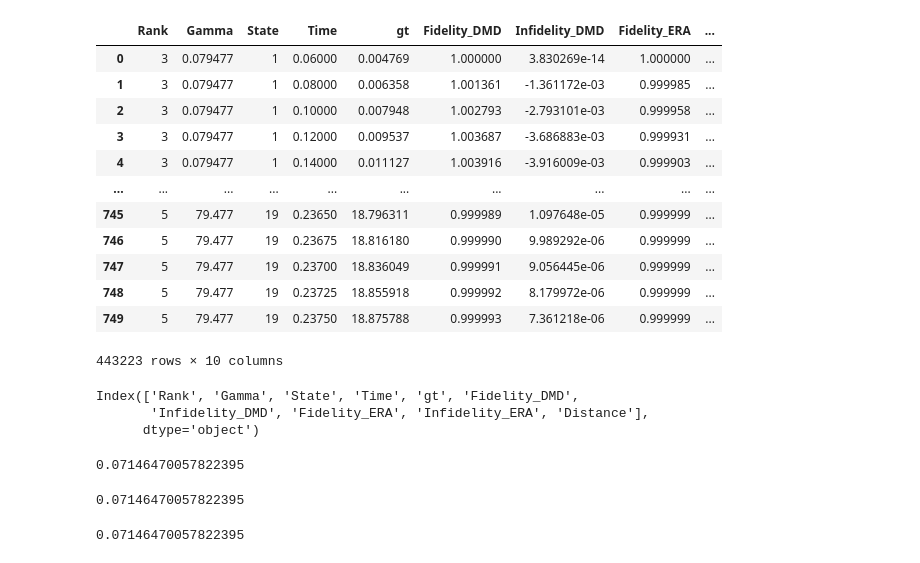
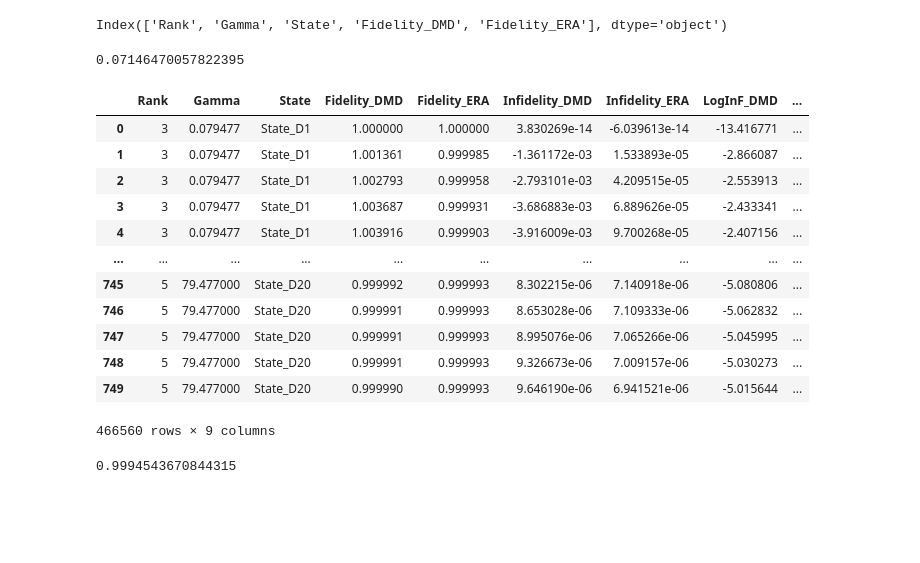
Before and after one commit to zpopovych/OQSID-thesis, a Jupyter notebook: DMDvsERA/03_DMDvsERA_sb_trn4_tst20_violin.ipynb, the cells around one changed output. Saved outputs shown, nothing was run; the diff lists cells and outputs as text; code cells hidden in the pictures; blank space fills up the shorter version.

```diff
--- a/DMDvsERA/03_DMDvsERA_sb_trn4_tst20_violin.ipynb
+++ b/DMDvsERA/03_DMDvsERA_sb_trn4_tst20_violin.ipynb
@@ -6,31 +6,11 @@ import pandas as pd
 import numpy as np
 import os
 # %%
-
-os.chdir("/home/zah/github/POP23/TESTS/")
-
-df = pd.read_pickle('dataframe_DMDvsERA_SB_trn4_tst24_2023-Aug-23_at_21-19.h5.pkl')
+df = pd.read_pickle('../TESTS/dataframe_DMDvsERA_SB_trn4_tst20_2023-Sep-19_at_11-07.h5.pkl')
 df.fillna(1)
+df.columns
 # %% [output]
-|  | Rank | Gamma | State | Time | gt | Fidelity_DMD | Infidelity_DMD | Fidelity_ERA | ... |
-| 0 | 3 | 0.079477 | 1 | 0.06000 | 0.004769 | 1.000000 | 3.830269e-14 | 1.000000 | ... |
-| 1 | 3 | 0.079477 | 1 | 0.08000 | 0.006358 | 1.001361 | -1.361172e-03 | 0.999985 | ... |
-| 2 | 3 | 0.079477 | 1 | 0.10000 | 0.007948 | 1.002793 | -2.793101e-03 | 0.999958 | ... |
-| 3 | 3 | 0.079477 | 1 | 0.12000 | 0.009537 | 1.003687 | -3.686883e-03 | 0.999931 | ... |
-| 4 | 3 | 0.079477 | 1 | 0.14000 | 0.011127 | 1.003916 | -3.916009e-03 | 0.999903 | ... |
-| ... | ... | ... | ... | ... | ... | ... | ... | ... | ... |
-| 745 | 5 | 79.477 | 19 | 0.23650 | 18.796311 | 0.999989 | 1.097648e-05 | 0.999999 | ... |
-| 746 | 5 | 79.477 | 19 | 0.23675 | 18.816180 | 0.999990 | 9.989292e-06 | 0.999999 | ... |
-| 747 | 5 | 79.477 | 19 | 0.23700 | 18.836049 | 0.999991 | 9.056445e-06 | 0.999999 | ... |
-| 748 | 5 | 79.477 | 19 | 0.23725 | 18.855918 | 0.999992 | 8.179972e-06 | 0.999999 | ... |
-| 749 | 5 | 79.477 | 19 | 0.23750 | 18.875788 | 0.999993 | 7.361218e-06 | 0.999999 | ... |
-443223 rows × 10 columns
+Index(['Rank', 'Gamma', 'State', 'Fidelity_DMD', 'Fidelity_ERA'], dtype='object')
-# %%
-df.columns
-# %% [output]
-Index(['Rank', 'Gamma', 'State', 'Time', 'gt', 'Fidelity_DMD',
-       'Infidelity_DMD', 'Fidelity_ERA', 'Infidelity_ERA', 'Distance'],
-      dtype='object')
 # %%
 min(df.Fidelity_DMD)
 # %% [output]
@@ -52,12 +32,23 @@ def add_log_infidelities(df):
     return df
 # %%
 df = add_log_infidelities(df)
-
-min(df.Fidelity_DMD)
-#df.columns
-# %% [output]
-0.07146470057822395
+# %%
+df
+# %% [output]
+|  | Rank | Gamma | State | Fidelity_DMD | Fidelity_ERA | Infidelity_DMD | Infidelity_ERA | LogInF_DMD | ... |
+| 0 | 3 | 0.079477 | State_D1 | 1.000000 | 1.000000 | 3.830269e-14 | -6.039613e-14 | -13.416771 | ... |
+| 1 | 3 | 0.079477 | State_D1 | 1.001361 | 0.999985 | -1.361172e-03 | 1.533893e-05 | -2.866087 | ... |
+| 2 | 3 | 0.079477 | State_D1 | 1.002793 | 0.999958 | -2.793101e-03 | 4.209515e-05 | -2.553913 | ... |
+| 3 | 3 | 0.079477 | State_D1 | 1.003687 | 0.999931 | -3.686883e-03 | 6.889626e-05 | -2.433341 | ... |
+| 4 | 3 | 0.079477 | State_D1 | 1.003916 | 0.999903 | -3.916009e-03 | 9.700268e-05 | -2.407156 | ... |
+| ... | ... | ... | ... | ... | ... | ... | ... | ... | ... |
+| 745 | 5 | 79.477000 | State_D20 | 0.999992 | 0.999993 | 8.302215e-06 | 7.140918e-06 | -5.080806 | ... |
+| 746 | 5 | 79.477000 | State_D20 | 0.999991 | 0.999993 | 8.653028e-06 | 7.109333e-06 | -5.062832 | ... |
+| 747 | 5 | 79.477000 | State_D20 | 0.999991 | 0.999993 | 8.995076e-06 | 7.065266e-06 | -5.045995 | ... |
+| 748 | 5 | 79.477000 | State_D20 | 0.999991 | 0.999993 | 9.326673e-06 | 7.009157e-06 | -5.030273 | ... |
+| 749 | 5 | 79.477000 | State_D20 | 0.999990 | 0.999993 | 9.646190e-06 | 6.941521e-06 | -5.015644 | ... |
+466560 rows × 9 columns
 # %%
-df[df.Rank=="3"].Fidelity_DMD.min()
+df[df.Rank=="4"].Fidelity_DMD.min()
 # %% [output]
-0.07146470057822395
+0.9994543670844315
```
Also changed, not shown: parts of 5 cells of this notebook.
